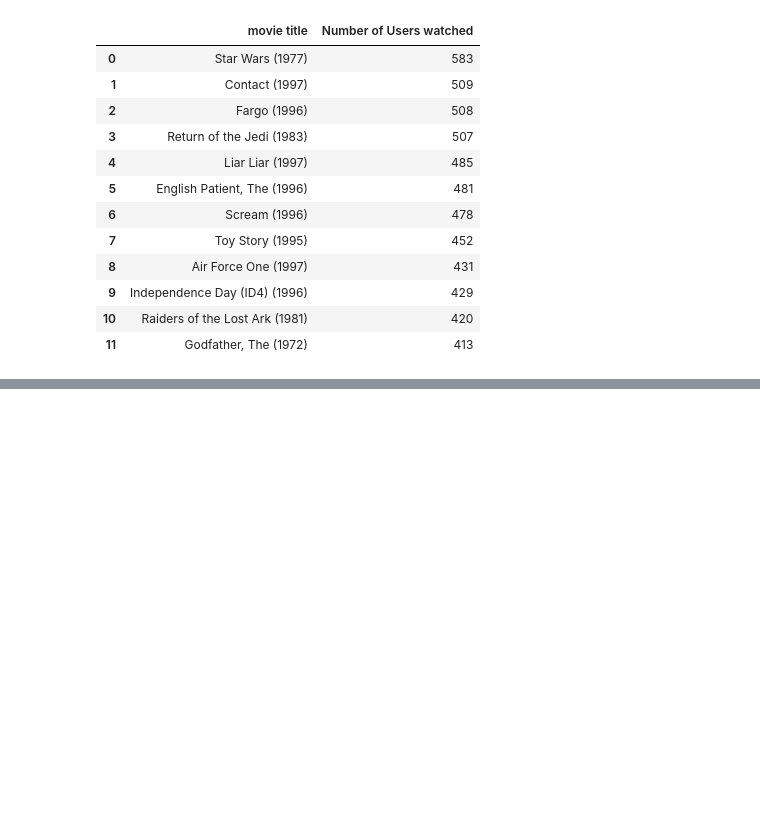
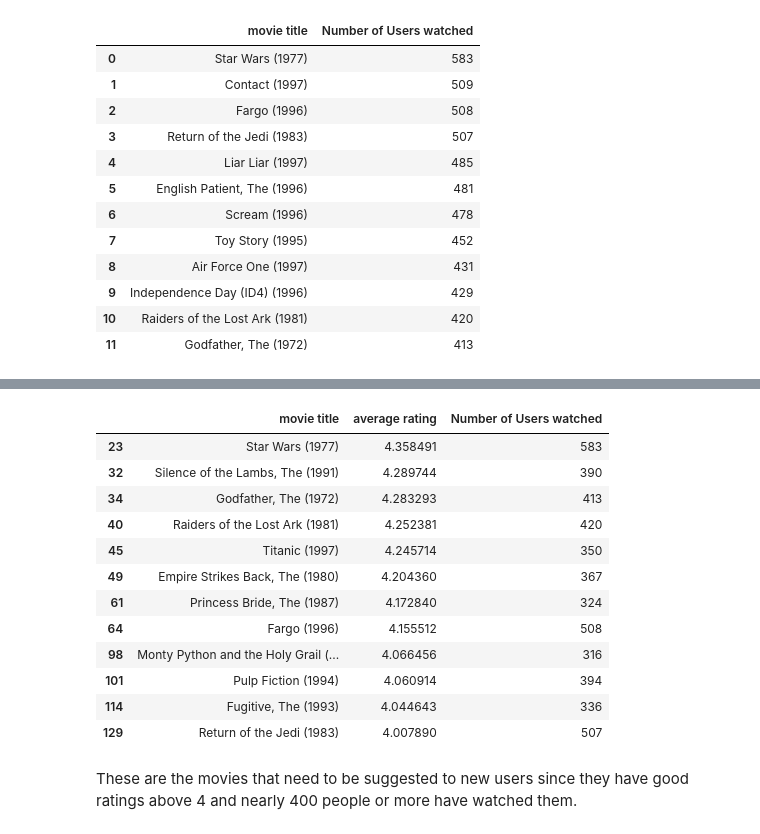
Before and after one commit to ShashankMk031/Recommendation-system, a Jupyter notebook: knowledge_based_recommender_system.ipynb, the cells around one changed output, grey strips where cells are left out. Drawn from its saved outputs; the diff is of its cells as text; code cells hidden in the pictures; blank space fills up the shorter version.

```diff
--- a/knowledge_based_recommender_system.ipynb
+++ b/knowledge_based_recommender_system.ipynb
@@ -274,0 +306,18 @@ popular_movies[popular_movies["Number of Users watched"] >= 400] #These are the
+# %%
+highly_rated_popular_movies[(highly_rated_popular_movies['Number of Users watched']>300) & (highly_rated_popular_movies['average rating']>=4.0)]
+# %% [output]
+|  | movie title | average rating | Number of Users watched |
+| 23 | Star Wars (1977) | 4.358491 | 583 |
+| 32 | Silence of the Lambs, The (1991) | 4.289744 | 390 |
+| 34 | Godfather, The (1972) | 4.283293 | 413 |
+| 40 | Raiders of the Lost Ark (1981) | 4.252381 | 420 |
+| 45 | Titanic (1997) | 4.245714 | 350 |
+| 49 | Empire Strikes Back, The (1980) | 4.204360 | 367 |
+| 61 | Princess Bride, The (1987) | 4.172840 | 324 |
+| 64 | Fargo (1996) | 4.155512 | 508 |
+| 98 | Monty Python and the Holy Grail (... | 4.066456 | 316 |
+| 101 | Pulp Fiction (1994) | 4.060914 | 394 |
+| 114 | Fugitive, The (1993) | 4.044643 | 336 |
+| 129 | Return of the Jedi (1983) | 4.007890 | 507 |
+# %% [markdown]
+These are the movies that need to be suggested to new users since they have good ratings above 4 and nearly 400 people or more have watched them.
```
Also changed, not shown: parts of 2 cells of this notebook.
